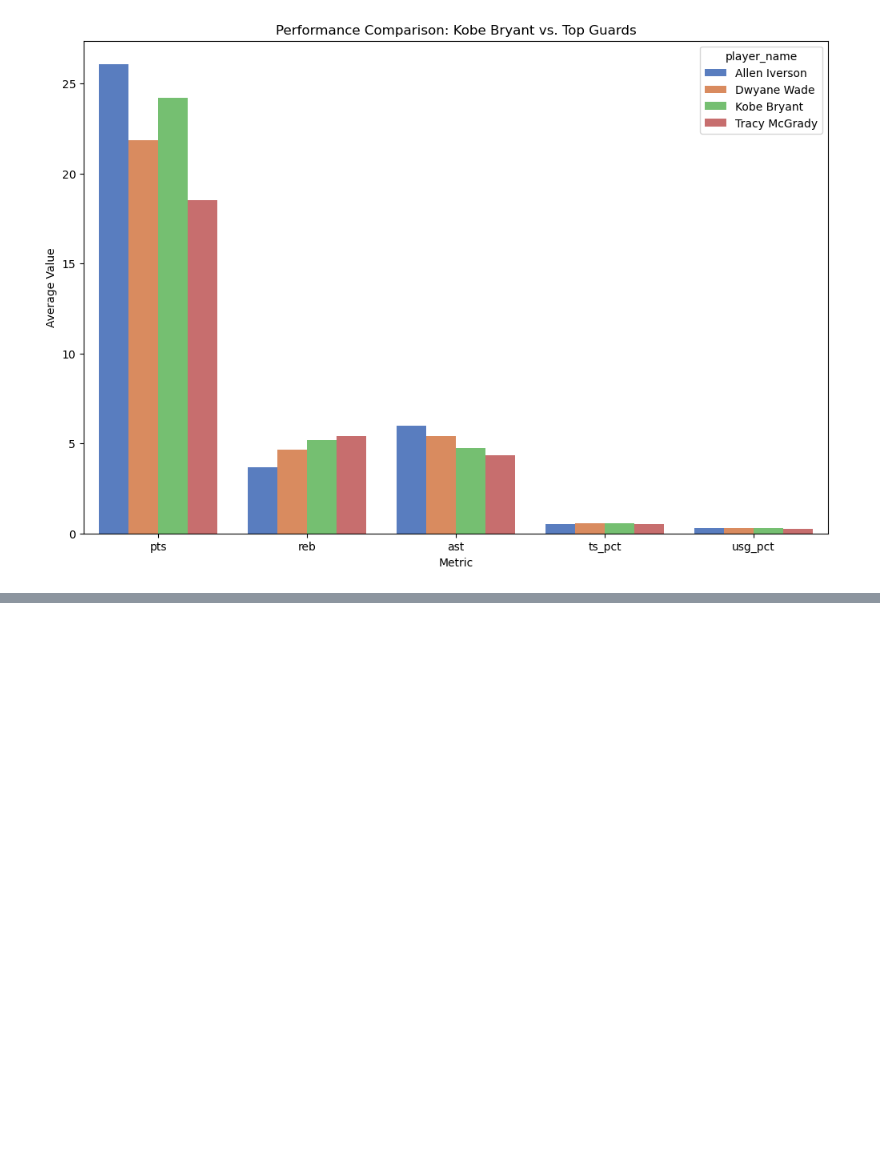
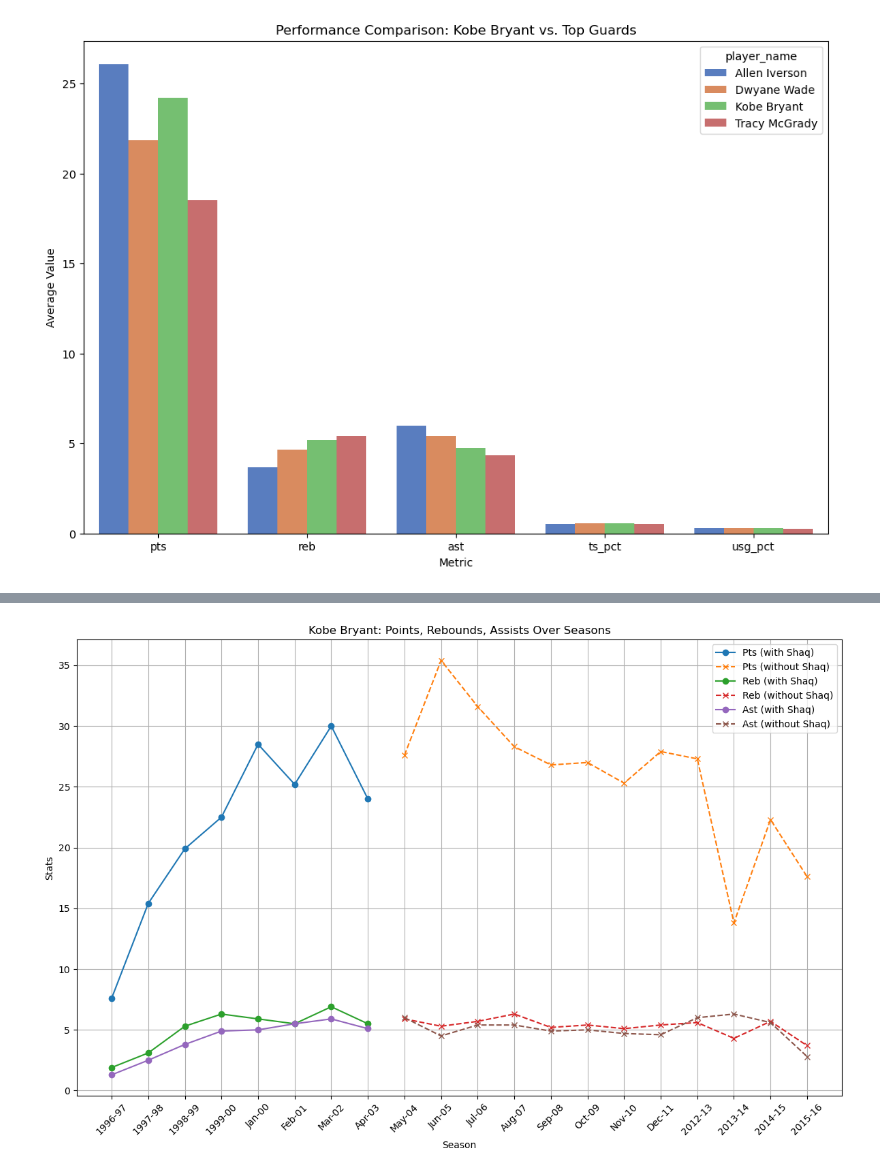
Before and after one commit to Zening-W/Lakers-championship-analysis, a Jupyter notebook: position_data_cleaning.ipynb, the cells around one changed output, grey strips where cells are left out. Saved outputs shown, nothing was run; the diff lists cells and outputs as text; code cells hidden in the pictures; blank space fills up the shorter version.

```diff
--- a/position_data_cleaning.ipynb
+++ b/position_data_cleaning.ipynb
@@ -225,0 +113,28 @@ See the caveats in the documentation: https://pandas.pydata.org/pandas-docs/stab
+# %%
+import pandas as pd
+import matplotlib.pyplot as plt
+
+df = pd.read_csv('lakers_kobe_years_significant.csv')
+kobe_data = df[df['player_name'] == 'Kobe Bryant']
+shaq_data = df[df['player_name'] == 'Shaquille O\'Neal']['season'].tolist()
+
+plt.figure(figsize=(12, 8))
+
+for stat in ['pts', 'reb', 'ast']:
+    with_shaq = kobe_data[kobe_data['season'].isin(shaq_data)]
+    without_shaq = kobe_data[~kobe_data['season'].isin(shaq_data)]
+
+    plt.plot(with_shaq['season'], with_shaq[stat], label=f'{stat.capitalize()} (with Shaq)', linestyle='-', marker='o')
+    plt.plot(without_shaq['season'], without_shaq[stat], label=f'{stat.capitalize()} (without Shaq)', linestyle='--', marker='x')
+
+plt.xlabel('Season')
+plt.ylabel('Stats')
+plt.title('Kobe Bryant: Points, Rebounds, Assists Over Seasons')
+plt.legend()
+plt.grid(True)
+plt.xticks(rotation=45)
+plt.tight_layout()
+plt.savefig('kobe_stats_over_seasons.png')
+plt.show()
+# %% [output]
+[figure, added]
```
Also changed, not shown: parts of 4 cells of this notebook, 3 other files.
